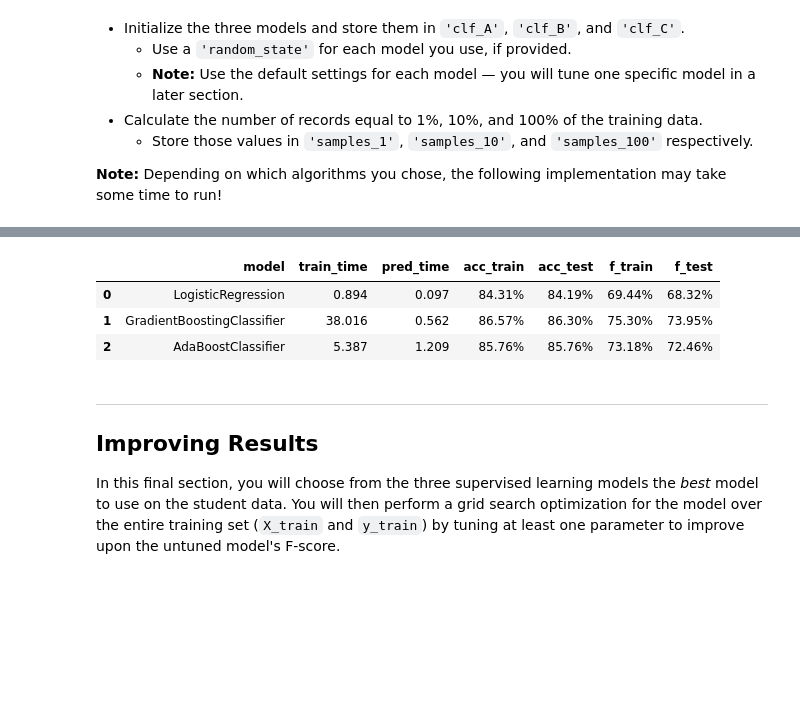
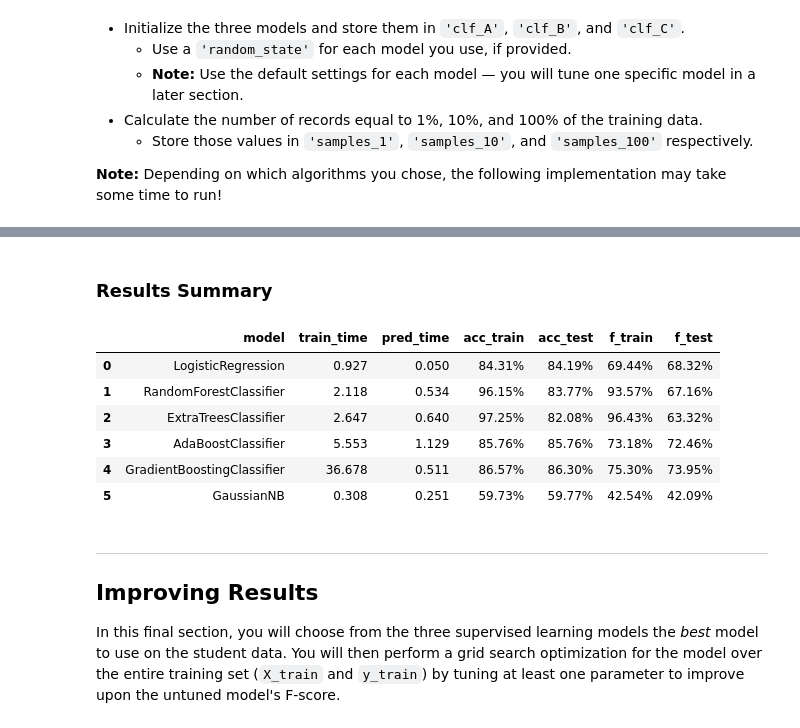
Before and after one commit to marcellovictorino/MLIND_Project1_SupervisedLearning, a Jupyter notebook: finding_donors.ipynb, the cells around one changed output, grey strips where cells are left out. Cells and saved outputs as stored; diff of their text form; code cells hidden in the pictures; blank space fills up the shorter version.

```diff
--- a/finding_donors.ipynb
+++ b/finding_donors.ipynb
@@ -253,7 +255,8 @@ Run the code cell below to perform this split.
 from sklearn.model_selection import train_test_split
 
 # Split the 'features' and 'income' data into training and testing sets
-X_train, X_test, y_train, y_test = train_test_split(features_final, income, test_size = 0.2, random_state = 0)
+X_train, X_test, y_train, y_test = train_test_split(features_final.iloc[:,:-1], features_final.iloc[:,-1],
+                                                    test_size = 0.2, random_state = 0)
 
 # Show the results of the split
 print(f"Training set: {len(X_train):,} samples")
@@ -479,14 +559,14 @@ samples_1 = int(len(y_train)*0.01)
 
 # Collect results on the learners
 results = {}
-for clf in [clf_A, clf_B, clf_C]:
+for clf in [clf_A, clf_B, clf_C, clf_D, clf_E, clf_F]:
     clf_name = clf.__class__.__name__
     results[clf_name] = {}
     for i, samples in enumerate([samples_1, samples_10, samples_100]):
         results[clf_name][i] = train_predict(clf, samples, X_train, y_train, X_test, y_test)
 
 # Run metrics visualization for the three supervised learning models chosen
-vs.evaluate(results, accuracy, fscore)
+#vs.evaluate(results, accuracy, fscore)
 # %% [output]
 LogisticRegression trained on 361 samples.
 LogisticRegression trained on 3,617 samples.
@@ -510,25 +593,30 @@ TypeError: 'ListedColormap' object does not support indexing
+# %% [markdown]
+### Results Summary
 # %%
 summary = []
 for clf in results:
     model = clf
     last_run = len(results[clf]) - 1
     train_time = f"{results[clf][last_run]['train_time']:.3f}"
     pred_time = f"{results[clf][last_run]['pred_time']:.3f}"
     acc_train = f"{results[clf][last_run]['acc_train']:.2%}"
     acc_test = f"{results[clf][last_run]['acc_test']:.2%}"
     f_train = f"{results[clf][last_run]['f_train']:.2%}"
     f_test = f"{results[clf][last_run]['f_test']:.2%}"
     d = {'model':model, 'train_time':train_time,'pred_time':pred_time,'acc_train':acc_train,'acc_test':acc_test,
          'f_train':f_train,'f_test':f_test}
     summary.append(d)
 
 summary = pd.DataFrame(summary, columns=['model','train_time','pred_time','acc_train','acc_test','f_train','f_test'])
-summary
+summary.style.highlight_max(subset='f_test')
 # %% [output]
 |  | model | train_time | pred_time | acc_train | acc_test | f_train | f_test |
-| 0 | LogisticRegression | 0.894 | 0.097 | 84.31% | 84.19% | 69.44% | 68.32% |
-| 1 | GradientBoostingClassifier | 38.016 | 0.562 | 86.57% | 86.30% | 75.30% | 73.95% |
-| 2 | AdaBoostClassifier | 5.387 | 1.209 | 85.76% | 85.76% | 73.18% | 72.46% |
+| 0 | LogisticRegression | 0.927 | 0.050 | 84.31% | 84.19% | 69.44% | 68.32% |
+| 1 | RandomForestClassifier | 2.118 | 0.534 | 96.15% | 83.77% | 93.57% | 67.16% |
+| 2 | ExtraTreesClassifier | 2.647 | 0.640 | 97.25% | 82.08% | 96.43% | 63.32% |
+| 3 | AdaBoostClassifier | 5.553 | 1.129 | 85.76% | 85.76% | 73.18% | 72.46% |
+| 4 | GradientBoostingClassifier | 36.678 | 0.511 | 86.57% | 86.30% | 75.30% | 73.95% |
+| 5 | GaussianNB | 0.308 | 0.251 | 59.73% | 59.77% | 42.54% | 42.09% |
 # %% [markdown]
 ----
 ## Improving Results
```
Also changed, not shown: parts of 13 cells of this notebook.
